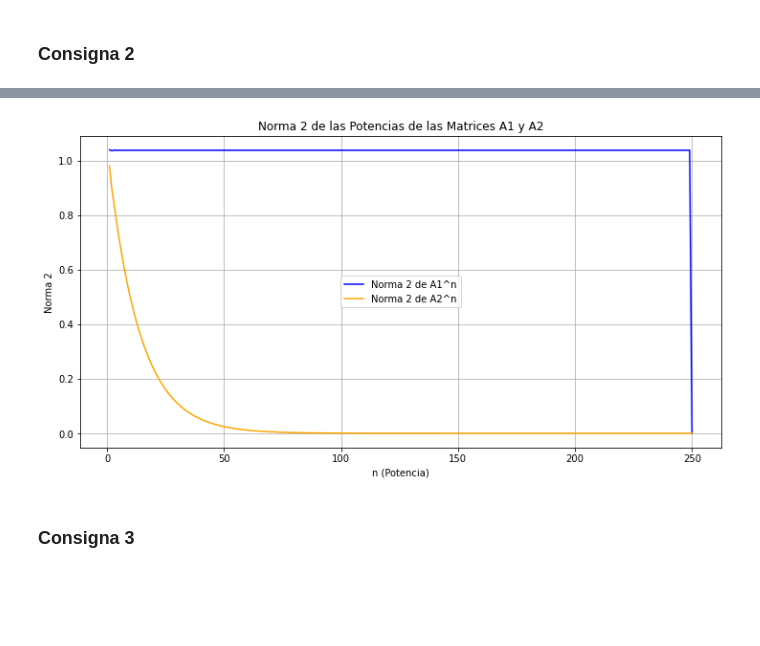
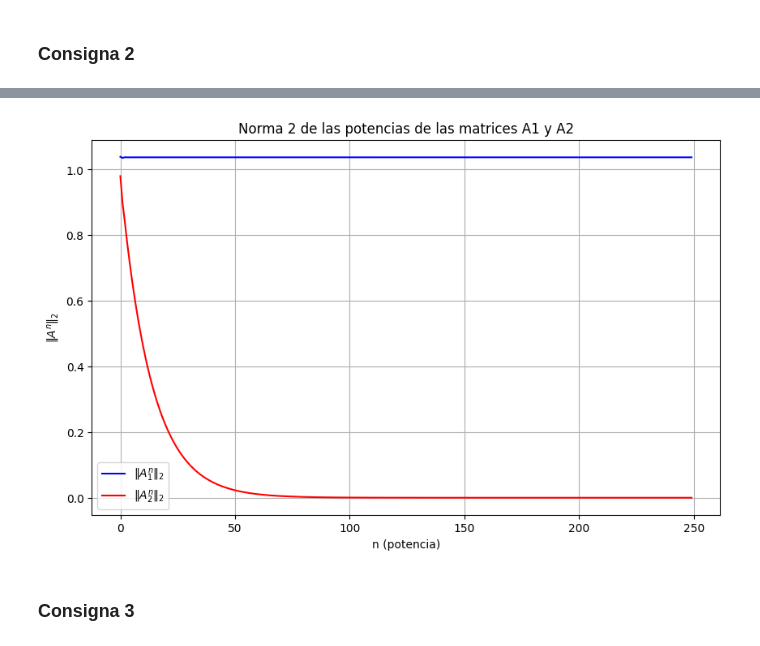
Before and after one commit to Empromptu/TP2-ALC, a Jupyter notebook: main.ipynb, the cells around one changed output, grey strips where cells are left out. Saved outputs shown, nothing was run; the diff lists cells and outputs as text; code cells hidden in the pictures; blank space fills up the shorter version.

```diff
--- a/main.ipynb
+++ b/main.ipynb
@@ -55,26 +46,32 @@ A2 = np.array([
     [0.003, 0.256, 0.323, 0.225, 0.257]
 ])
 # %%
+
 N = 250
 
 a1 = np.zeros(N)
 a2 = np.zeros(N)
 
-for i in range(0,N-1):
-  a1[i] = norm(np.linalg.matrix_power(A1, i + 1), ord=2)
-  a2[i] = norm(np.linalg.matrix_power(A2, i + 1), ord=2)
+for n in range(1, N + 1):
+    a1[n - 1] = norm(np.linalg.matrix_power(A1, n), 2)
+    a2[n - 1] = norm(np.linalg.matrix_power(A2, n), 2)
 
-plt.figure(figsize=(12, 6))
-plt.plot(range(1, N + 1), a1, label='Norma 2 de A1^n', color='blue')
-plt.plot(range(1, N + 1), a2, label='Norma 2 de A2^n', color='orange')
-plt.title('Norma 2 de las Potencias de las Matrices A1 y A2')
-plt.xlabel('n (Potencia)')
-plt.ylabel('Norma 2')
+
+plt.figure(figsize=(10, 6))
+
+plt.plot(a1, label=r'$\|A_1^n\|_2$', color='blue')
+
+plt.plot(a2, label=r'$\|A_2^n\|_2$', color='red')
+
+plt.xlabel('n (potencia)')
+plt.ylabel(r'$\|A^n\|_2$')
+plt.title('Norma 2 de las potencias de las matrices A1 y A2')
 plt.legend()
-plt.grid()
+plt.grid(True)
+
 plt.show()
 # %% [output]
-[figure, old version]
+[figure, new version]
 # %% [markdown]
 ### Consigna 3
 # %%
```
Also changed, not shown: parts of 17 cells of this notebook.
